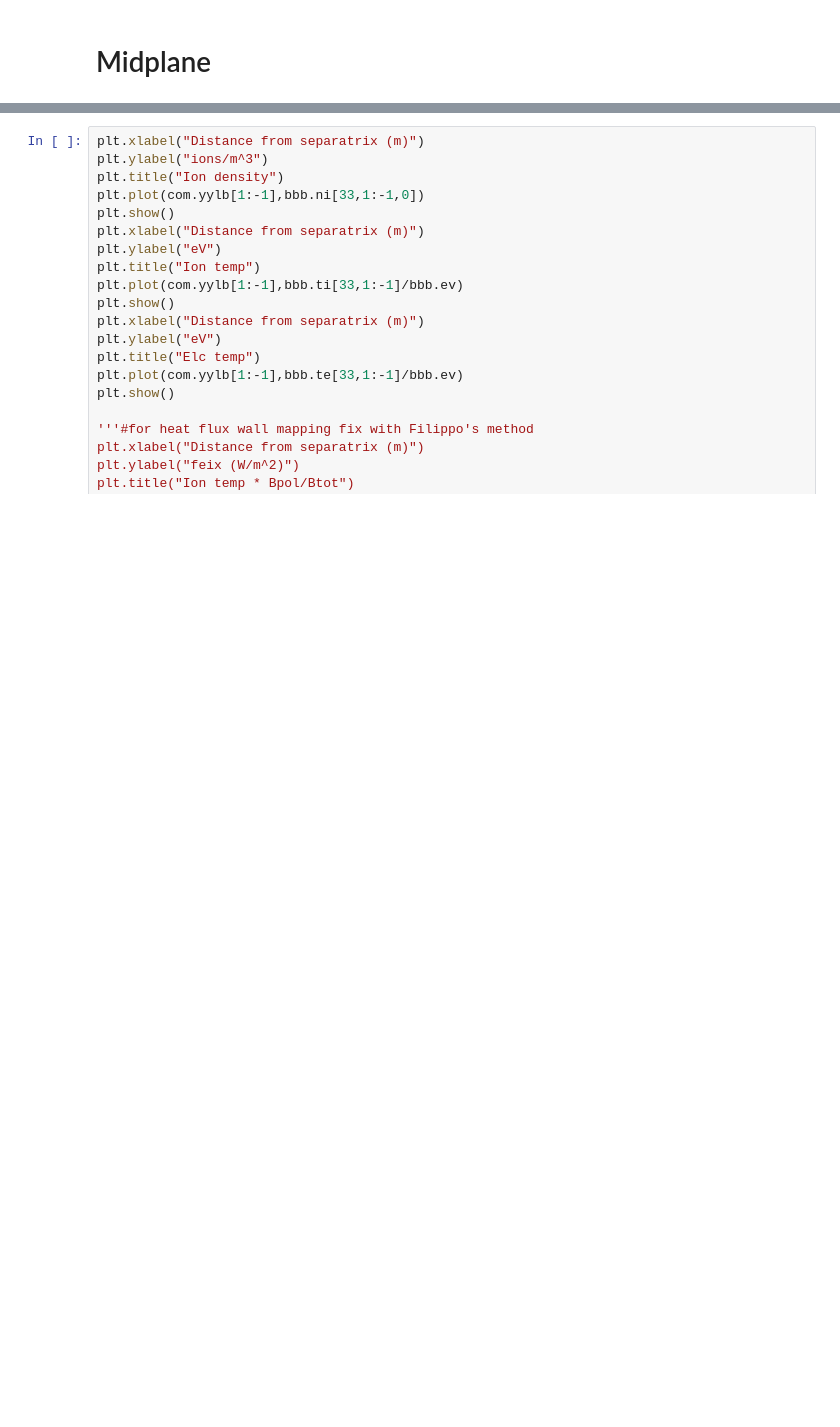
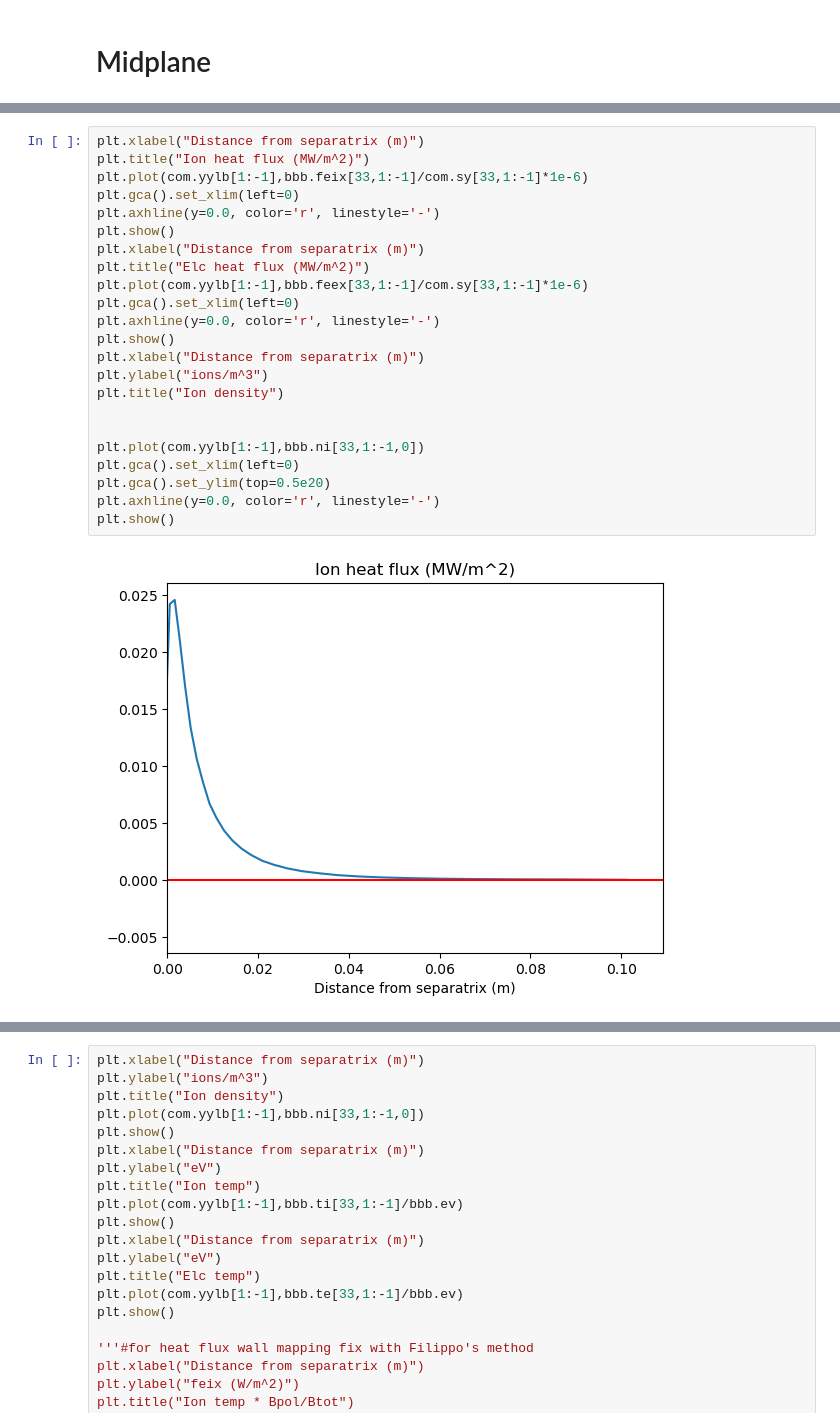
Before and after one commit to KasaiYuki/UETOOLS-Reactor, a Jupyter notebook: jupyter/MANTA_final_baseline/main.ipynb, the cells around one changed output, grey strips where cells are left out. Cells and saved outputs as stored; diff of their text form; blank space fills up the shorter version.

Commit message:
Added some plots

```diff
--- a/jupyter/MANTA_final_baseline/main.ipynb
+++ b/jupyter/MANTA_final_baseline/main.ipynb
@@ -650,0 +666,25 @@ plt.show()
+# %%
+plt.xlabel("Distance from separatrix (m)")
+plt.title("Ion heat flux (MW/m^2)")
+plt.plot(com.yylb[1:-1],bbb.feix[33,1:-1]/com.sy[33,1:-1]*1e-6)
+plt.gca().set_xlim(left=0)
+plt.axhline(y=0.0, color='r', linestyle='-')
+plt.show()
+plt.xlabel("Distance from separatrix (m)")
+plt.title("Elc heat flux (MW/m^2)")
+plt.plot(com.yylb[1:-1],bbb.feex[33,1:-1]/com.sy[33,1:-1]*1e-6)
+plt.gca().set_xlim(left=0)
+plt.axhline(y=0.0, color='r', linestyle='-')
+plt.show()
+plt.xlabel("Distance from separatrix (m)")
+plt.ylabel("ions/m^3")
+plt.title("Ion density")
+
+
+plt.plot(com.yylb[1:-1],bbb.ni[33,1:-1,0])
+plt.gca().set_xlim(left=0)
+plt.gca().set_ylim(top=0.5e20)
+plt.axhline(y=0.0, color='r', linestyle='-')
+plt.show()
+# %% [output]
+[figure, added]
```
Also changed, not shown: parts of 6 cells of this notebook.
